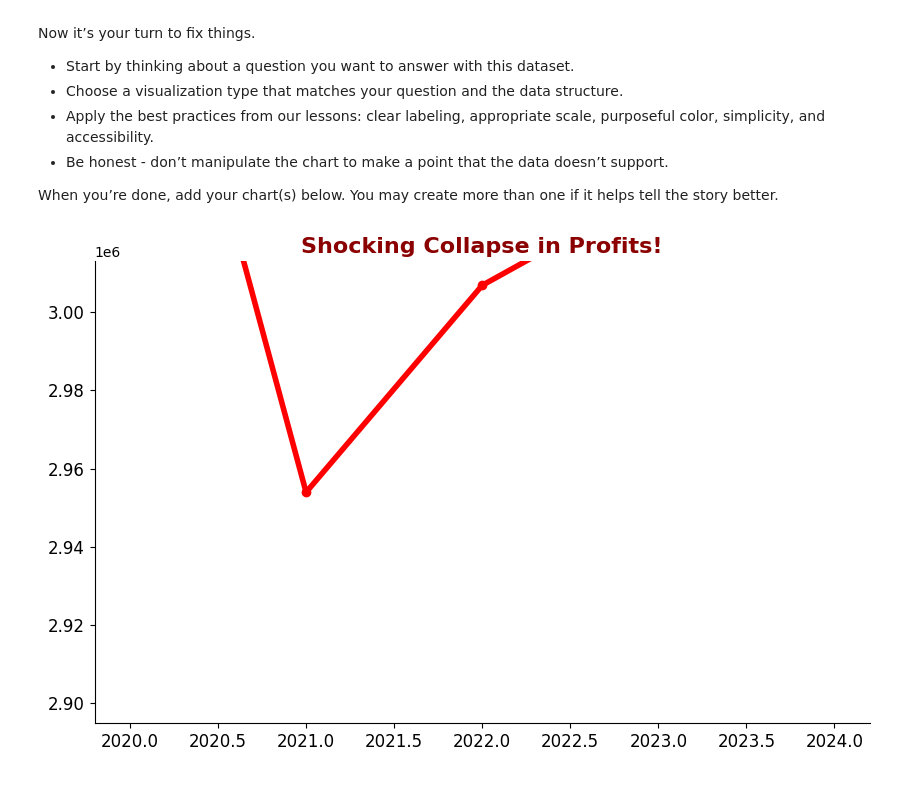
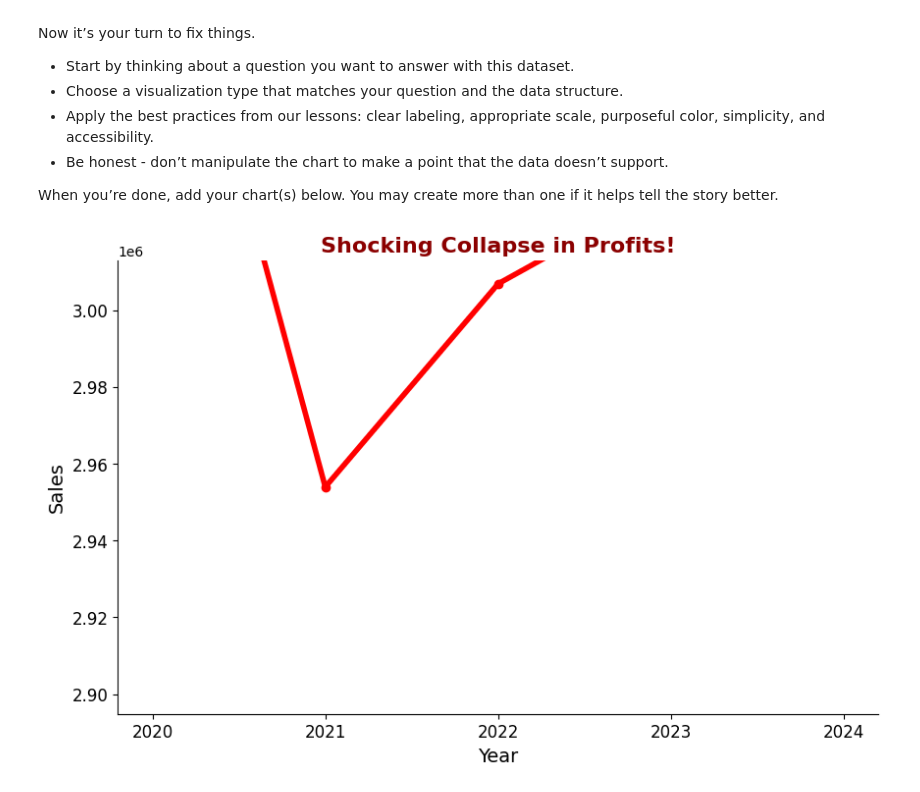
Before and after one commit to Bourne215/DA_M3_DataVizChallenge, a Jupyter notebook: data_viz_ethics_challenge.ipynb, the cells around one changed output. Cells and saved outputs as stored; diff of their text form; code cells hidden in the pictures.

```diff
--- a/data_viz_ethics_challenge.ipynb
+++ b/data_viz_ethics_challenge.ipynb
@@ -98,20 +98,26 @@ When you’re done, add your chart(s) below. You may create more than one if it
 # %%
 # Your GOOD visualization(s) here
 #Correction for chart 1
 plt.figure(figsize=(10,6))
 subset = coffee_df.groupby("Year")["Sales"].sum().reset_index()
 
+x = subset["Year"]
+y = subset["Sales"]
+
 ax = plt.gca()
 ax.spines['top'].set_visible(False)
 ax.spines['right'].set_visible(False)
 
 
+plt.xlabel("Year", fontsize = 14)
+plt.ylabel("Sales", fontsize = 14)
 
-plt.plot(subset["Year"], subset["Sales"], color="red", linewidth=4, marker="o")
-plt.ylim(subset["Sales"].min() * 0.98, subset["Sales"].min() * 1.02)  # extreme truncation
+
+plt.plot(x , y, color="red", linewidth=4, marker="o")
+plt.ylim(y.min() * 0.98, y.min() * 1.02)  # extreme truncation
 plt.title("Shocking Collapse in Profits!", fontsize=16, fontweight="bold", color="darkred")
-plt.xticks(fontsize=12)
+plt.xticks(x,fontsize=12)
 plt.yticks(fontsize=12)
 plt.show()
 # %% [output]
-[figure, old version]
+[figure, new version]
```
